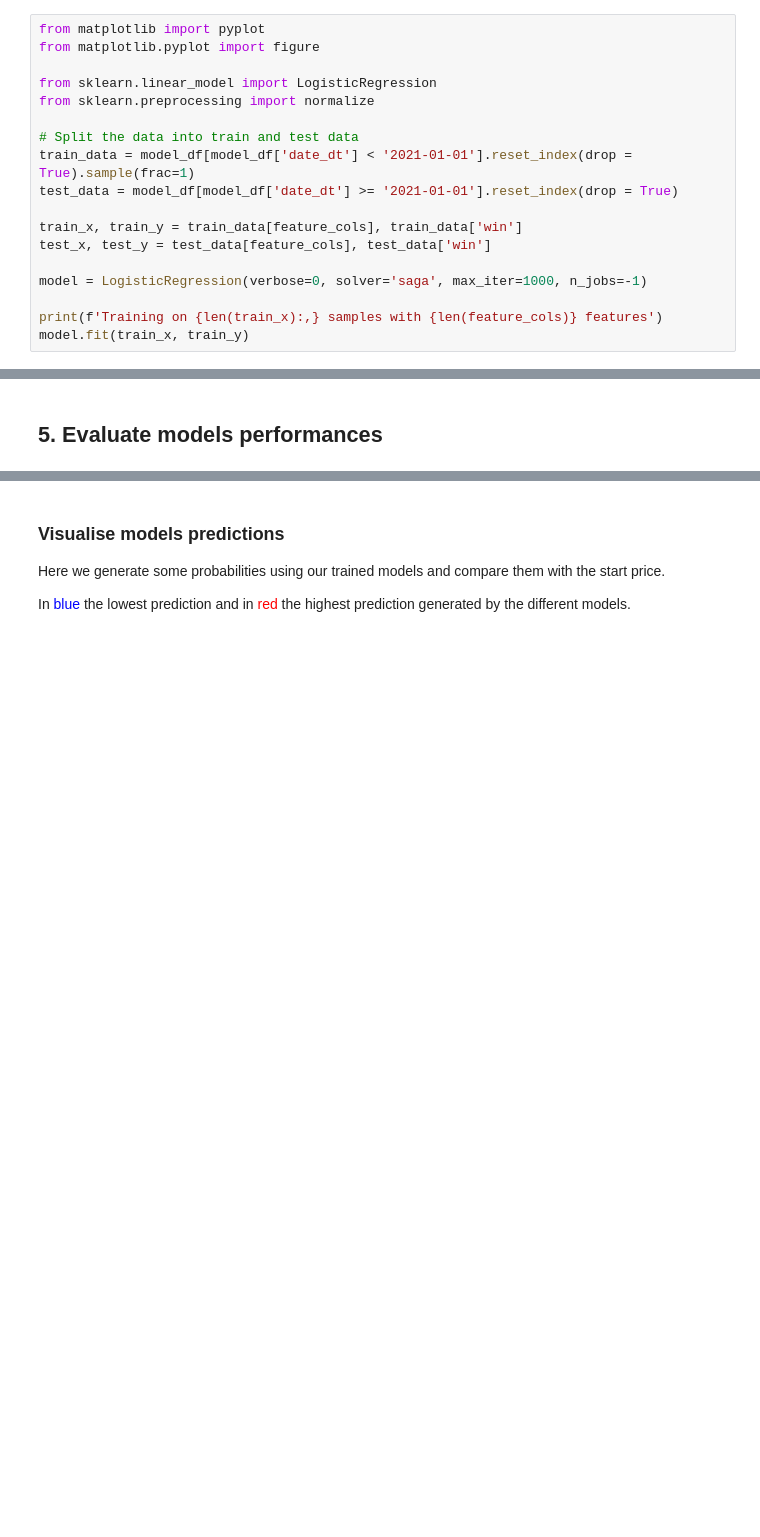
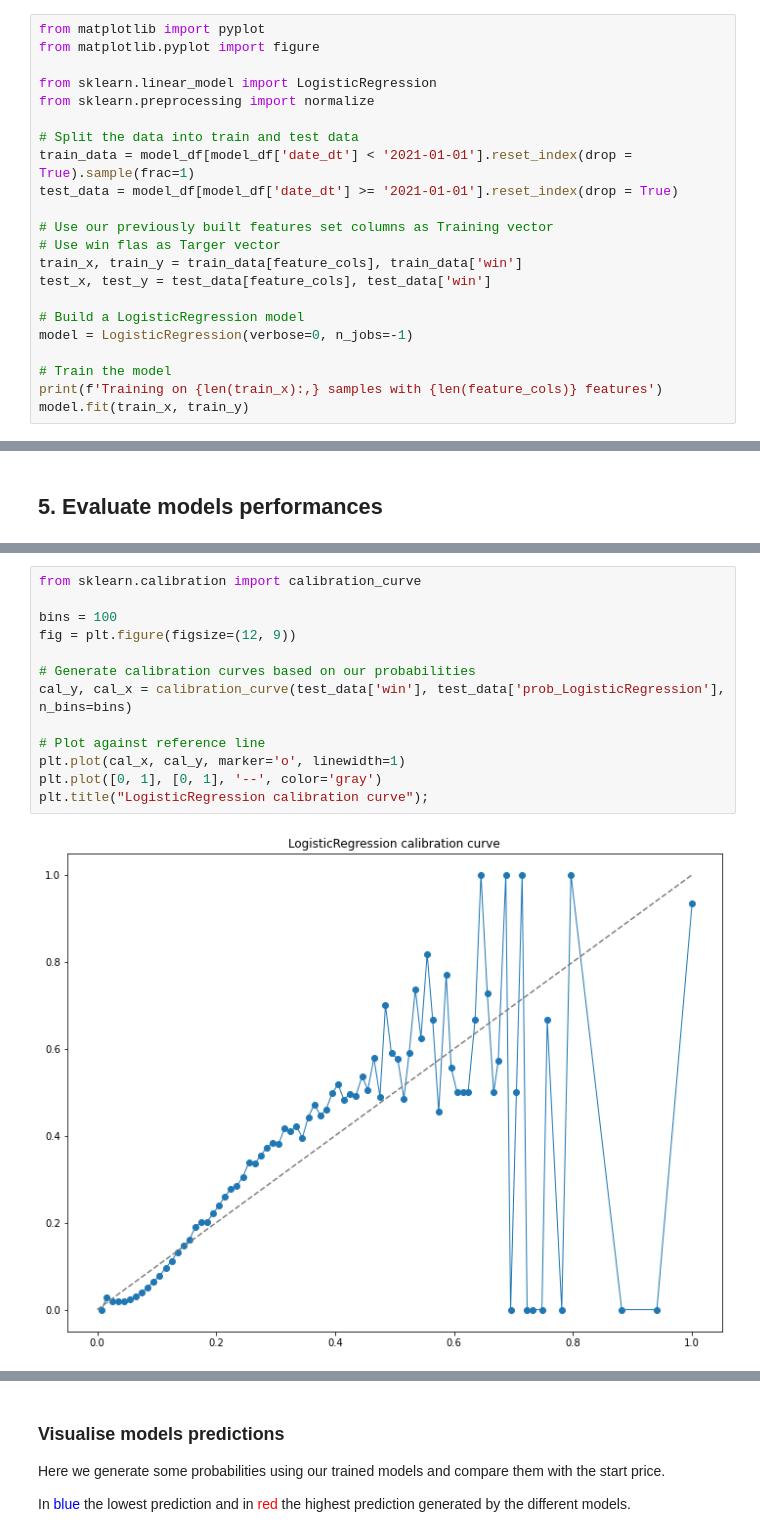
Before and after one commit to BrunoChauvet/greyhound-modelling, a Jupyter notebook: notebook/logistic_regression.ipynb, the cells around one changed output, grey strips where cells are left out. Cells and saved outputs as stored; diff of their text form; blank space fills up the shorter version.

Commit message:
add calibration curves

```diff
--- a/notebook/logistic_regression.ipynb
+++ b/notebook/logistic_regression.ipynb
@@ -368,11 +375,15 @@ from sklearn.preprocessing import normalize
 train_data = model_df[model_df['date_dt'] < '2021-01-01'].reset_index(drop = True).sample(frac=1)
 test_data = model_df[model_df['date_dt'] >= '2021-01-01'].reset_index(drop = True)
 
+# Use our previously built features set columns as Training vector
+# Use win flas as Targer vector
 train_x, train_y = train_data[feature_cols], train_data['win']
 test_x, test_y = test_data[feature_cols], test_data['win']
 
-model = LogisticRegression(verbose=0, solver='saga', max_iter=1000, n_jobs=-1)
+# Build a LogisticRegression model
+model = LogisticRegression(verbose=0, n_jobs=-1)
 
+# Train the model
 print(f'Training on {len(train_x):,} samples with {len(feature_cols)} features')
 model.fit(train_x, train_y)
 # %% [output]
@@ -417,0 +433,15 @@ To get our model to generate more accurate probabilities, we would need to gener
+# %%
+from sklearn.calibration import calibration_curve
+
+bins = 100
+fig = plt.figure(figsize=(12, 9))
+
+# Generate calibration curves based on our probabilities
+cal_y, cal_x = calibration_curve(test_data['win'], test_data['prob_LogisticRegression'], n_bins=bins)
+
+# Plot against reference line
+plt.plot(cal_x, cal_y, marker='o', linewidth=1)
+plt.plot([0, 1], [0, 1], '--', color='gray')
+plt.title("LogisticRegression calibration curve");
+# %% [output]
+[figure, added]
```
Also changed, not shown: parts of 28 cells of this notebook.
